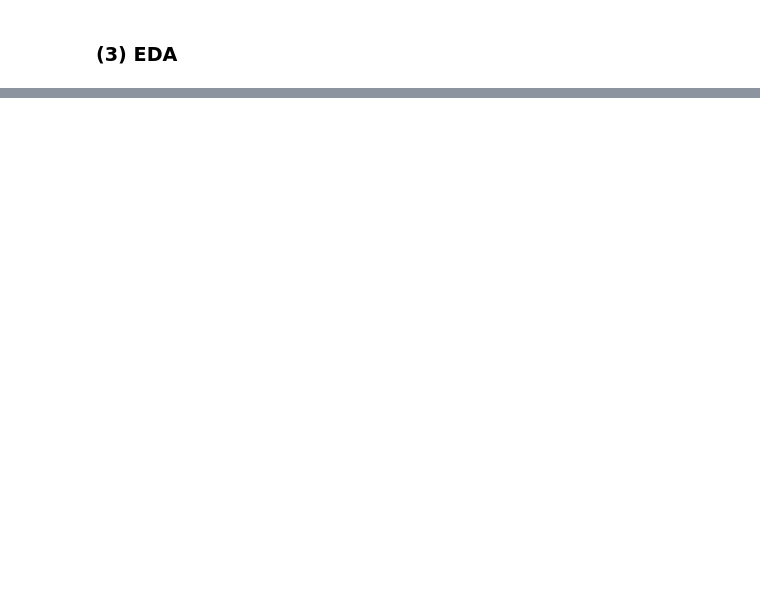
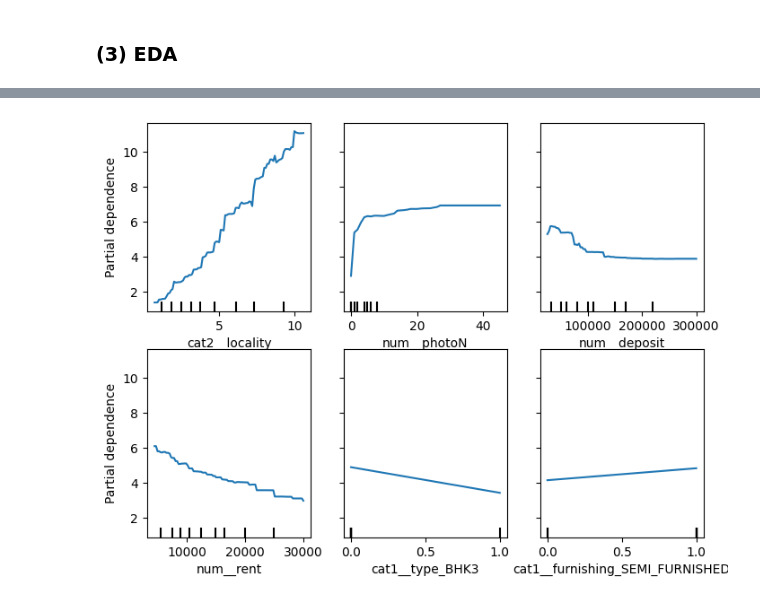
Before and after one commit to J-ZW-Wang/ss_data_project, a Jupyter notebook: NoBroker - Property Click Prediction/Property Click Prediction.ipynb, the cells around one changed output, grey strips where cells are left out. Drawn from its saved outputs; the diff is of its cells as text; code cells hidden in the pictures; blank space fills up the shorter version.

```diff
--- a/NoBroker - Property Click Prediction/Property Click Prediction.ipynb
+++ b/NoBroker - Property Click Prediction/Property Click Prediction.ipynb
@@ -198,0 +451,16 @@ prop3.drop("_merge", axis=1, inplace=True)
+# %%
+pd = PartialDependenceDisplay.from_estimator(
+    selected_xgb,
+    X_train,
+    features=[
+        "cat2__locality",
+        "num__photoN",
+        "num__deposit",
+        "num__rent",
+        "cat1__type_BHK3",
+        "cat1__furnishing_SEMI_FURNISHED",
+    ],
+)
+pd.figure_.set_size_inches(8, 6)
+# %% [output]
+[figure, added]
```
Also changed, not shown: parts of 26 cells of this notebook.
